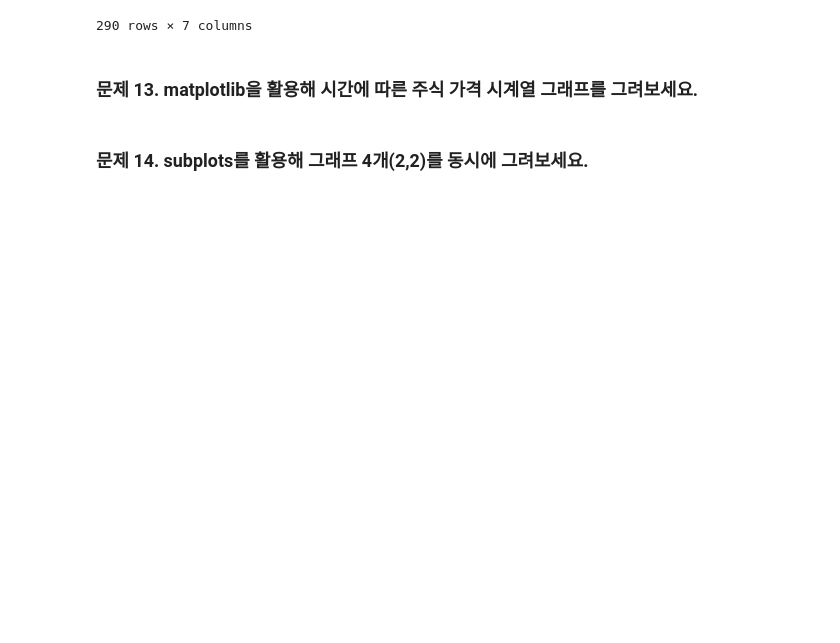
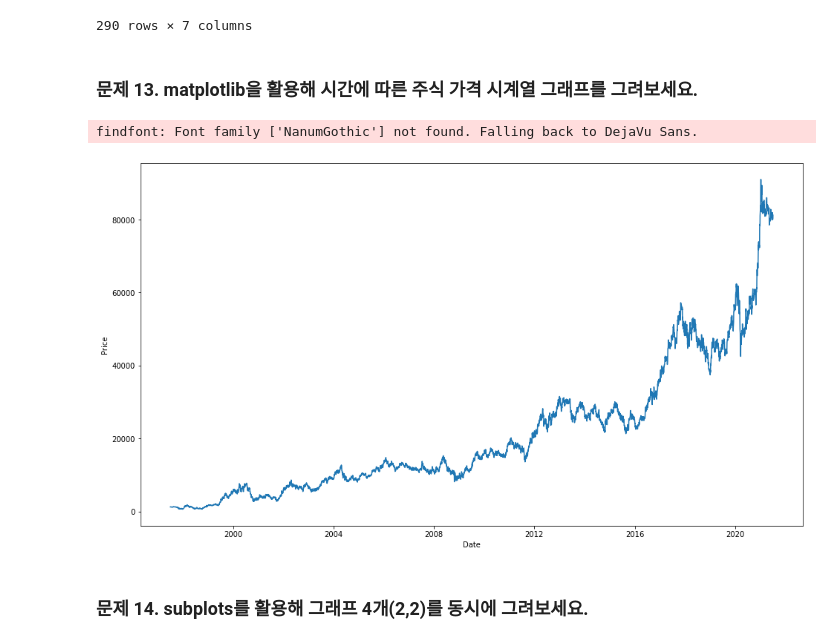
Before and after one commit to boossiman2/FastCampus-Deeplearning300, a Jupyter notebook: Part5_Sequential,NLP/1_1_LSTM을_활용해_주가_예측_모델_구현하기.ipynb, the cells around one changed output. Drawn from its saved outputs; the diff is of its cells as text; code cells hidden in the pictures; blank space fills up the shorter version.

```diff
--- a/Part5_Sequential,NLP/1_1_LSTM을_활용해_주가_예측_모델_구현하기.ipynb
+++ b/Part5_Sequential,NLP/1_1_LSTM을_활용해_주가_예측_모델_구현하기.ipynb
@@ -344,5 +344,12 @@ stock.groupby(["Year","Month"]).mean()
 # %%
 plt.figure(figsize=(16, 9))
 # 코드를 이어서 작성해주세요.
+plt.plot(stock["Close"])
+plt.xlabel("Date")
+plt.ylabel('Price')
+plt.show()
+# %% [output]
+findfont: Font family ['NanumGothic'] not found. Falling back to DejaVu Sans.
+[figure, added]
 # %% [markdown]
 ### 문제 14. subplots를 활용해 그래프 4개(2,2)를 동시에 그려보세요.
```
Also changed, not shown: parts of 44 cells of this notebook.
